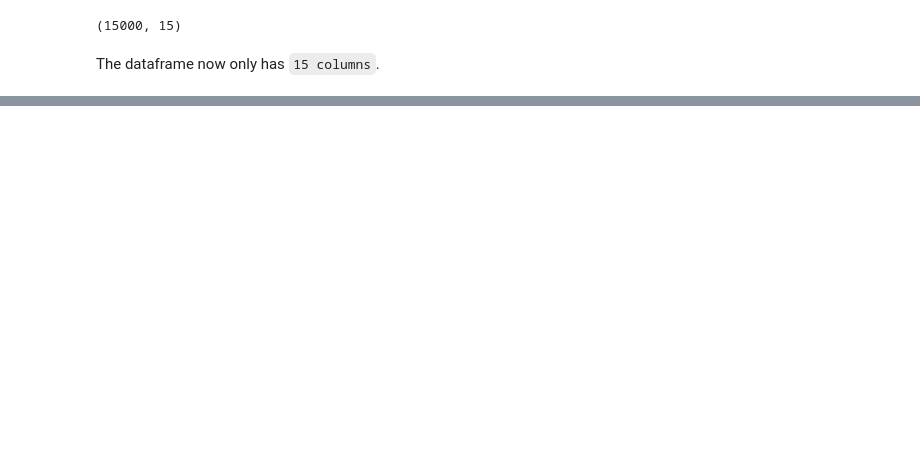
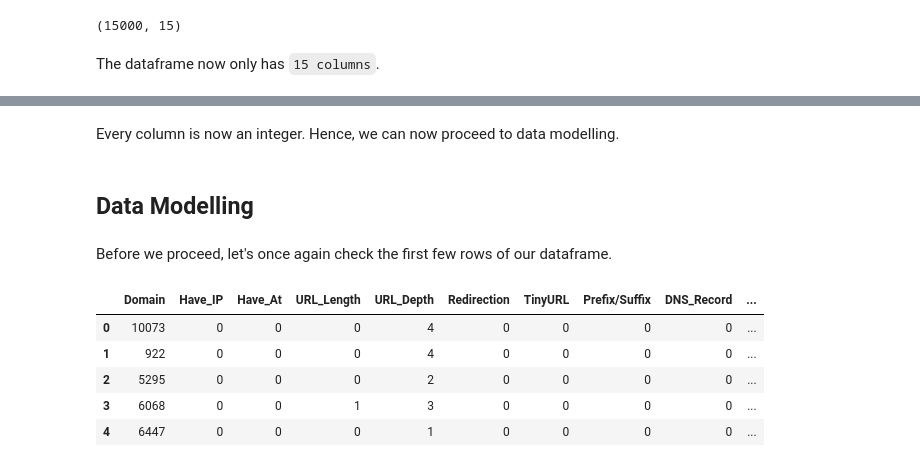
Before and after one commit to HappyPetDog/phishing-website-prediction, a Jupyter notebook: phishing-detection.ipynb, the cells around one changed output, grey strips where cells are left out. Saved outputs shown, nothing was run; the diff lists cells and outputs as text; code cells hidden in the pictures; blank space fills up the shorter version.

```diff
--- a/phishing-detection.ipynb
+++ b/phishing-detection.ipynb
@@ -104,0 +154,15 @@ The dataframe now only has `15 columns`.
+# %% [markdown]
+Every column is now an integer. Hence, we can now proceed to data modelling.
+# %% [markdown]
+## **Data Modelling**
+# %% [markdown]
+Before we proceed, let's once again check the first few rows of our dataframe.
+# %%
+df_url.head()
+# %% [output]
+|  | Domain | Have_IP | Have_At | URL_Length | URL_Depth | Redirection | TinyURL | Prefix/Suffix | DNS_Record | ... |
+| 0 | 10073 | 0 | 0 | 0 | 4 | 0 | 0 | 0 | 0 | ... |
+| 1 | 922 | 0 | 0 | 0 | 4 | 0 | 0 | 0 | 0 | ... |
+| 2 | 5295 | 0 | 0 | 0 | 2 | 0 | 0 | 0 | 0 | ... |
+| 3 | 6068 | 0 | 0 | 1 | 3 | 0 | 0 | 0 | 0 | ... |
+| 4 | 6447 | 0 | 0 | 0 | 1 | 0 | 0 | 0 | 0 | ... |
```
Also changed, not shown: parts of 13 cells of this notebook, 3 other files.
